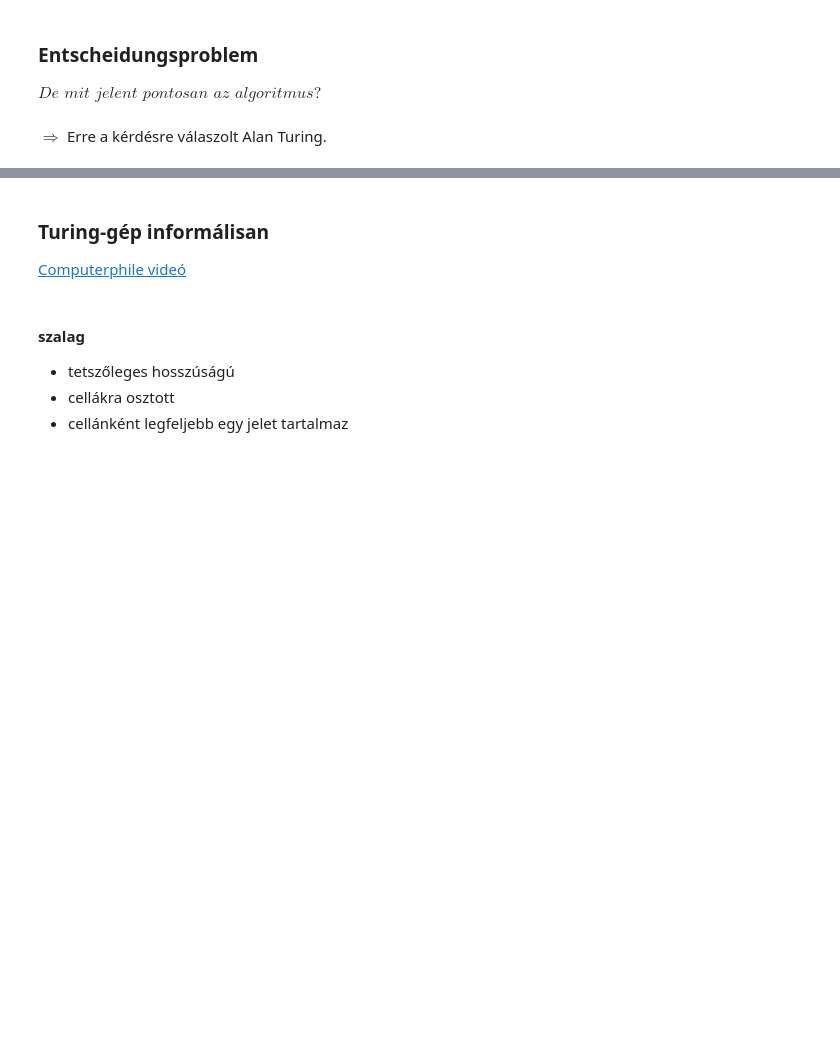
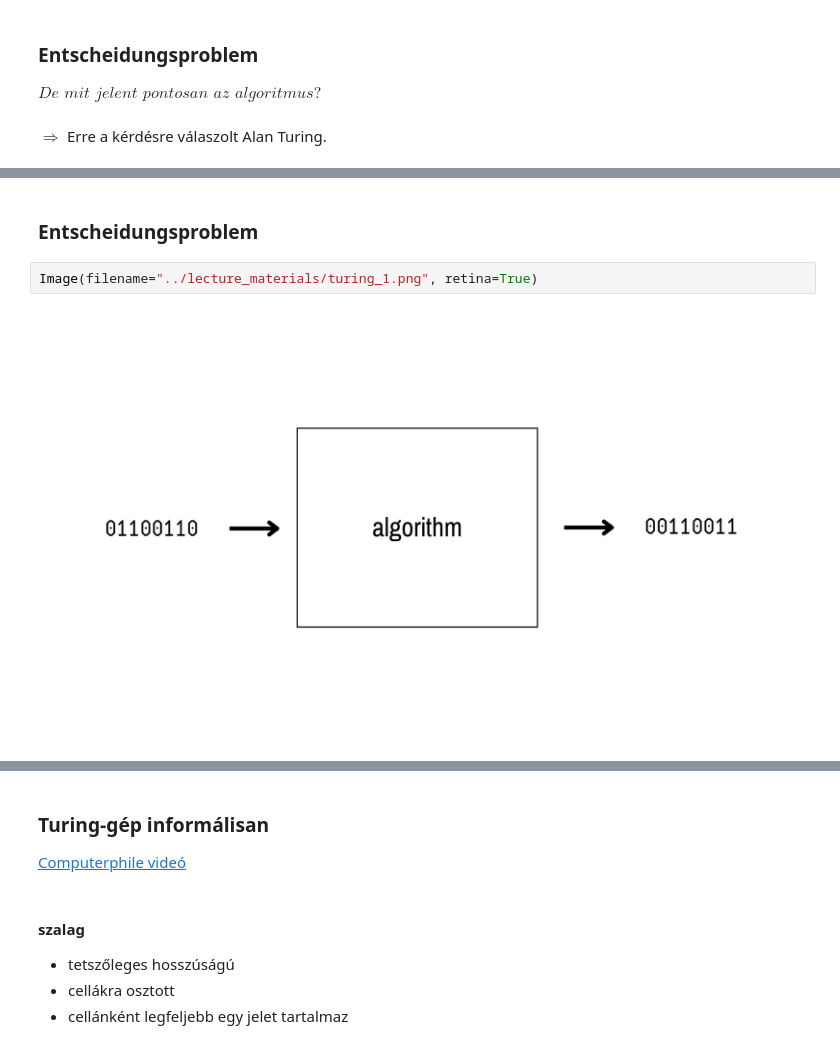
Before and after one commit to Rajk-Prog1/prog1_2021_fall, a Jupyter notebook: materials/lecture_notebooks/future_notready/prog1_turing.ipynb, the cells around one changed output, grey strips where cells are left out. Cells and saved outputs as stored; diff of their text form; blank space fills up the shorter version.

Commit message:
turing images

```diff
--- a/materials/lecture_notebooks/future_notready/prog1_turing.ipynb
+++ b/materials/lecture_notebooks/future_notready/prog1_turing.ipynb
@@ -30,0 +19,6 @@ $\Rightarrow$ Erre a kérdésre válaszolt Alan Turing.
+# %% [markdown]
+### Entscheidungsproblem
+# %%
+Image(filename="../lecture_materials/turing_1.png", retina=True)
+# %% [output]
+[figure, added]
```
Also changed, not shown: parts of 16 cells of this notebook.
